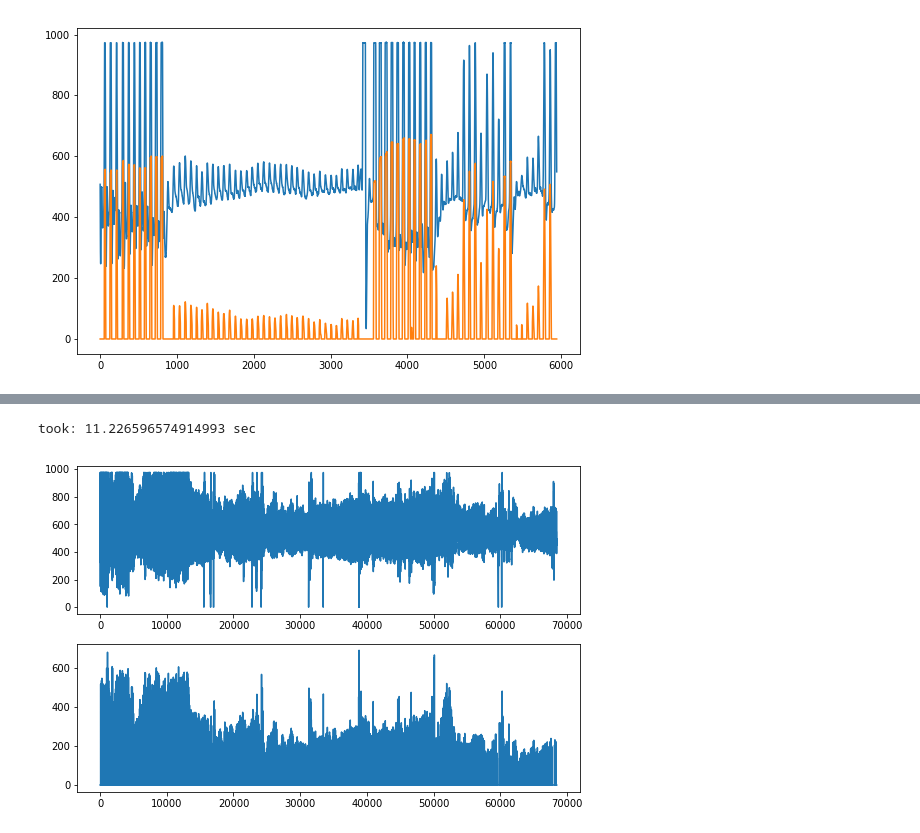
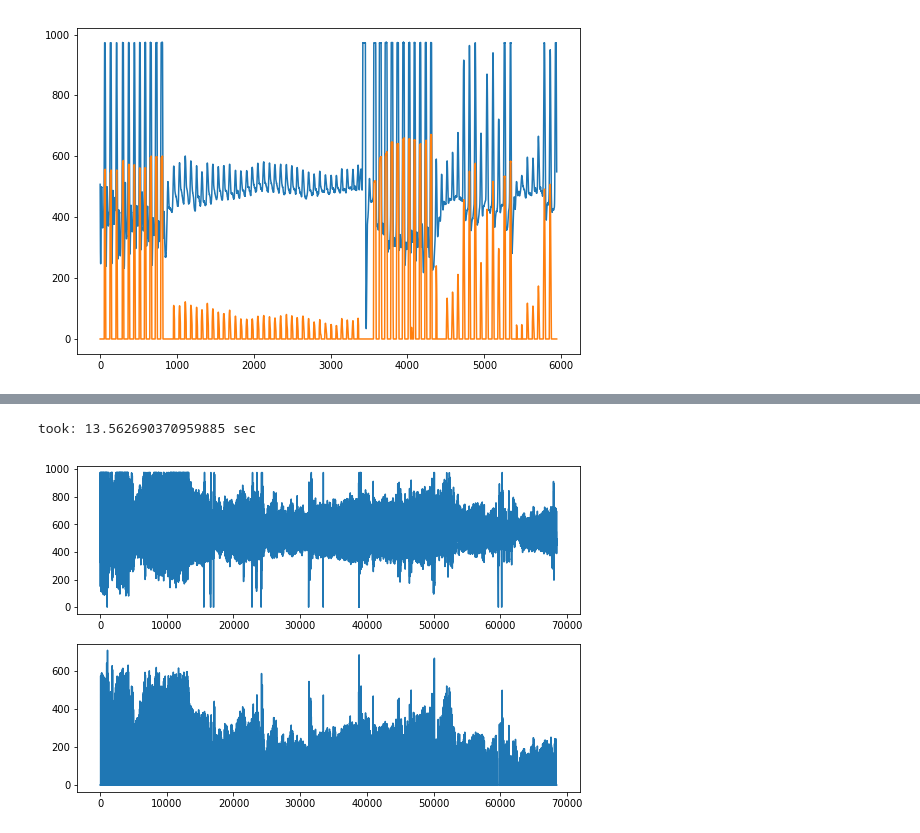
Before and after one commit to paulvangentcom/heartrate_analysis_python, a Jupyter notebook: experimental/HampelFilter.ipynb, the cells around one changed output, grey strips where cells are left out. Cells and saved outputs as stored; diff of their text form; code cells hidden in the pictures.

```diff
--- a/experimental/HampelFilter.ipynb
+++ b/experimental/HampelFilter.ipynb
@@ -148,21 +145,21 @@ new pre-processing approach took: 0.9567231987671221 sec
 # %%
 data3 = hb.get_data('../data3.csv', column_name='hr')
 
 fs = hb.get_samplerate_datetime(hb.get_data('../data3.csv', column_name='datetime'),
                              timeformat='%Y-%m-%d %H:%M:%S.%f')
 
 t1 = time.clock()
-diff3 = data3 - hampelfilt(data3, filtsize = 80)
+diff3 = data3 - hampelfilt(data3, filtsize = 100)
 t_total = time.clock() - t1
 
 print('took: %s sec' %t_total)
 
 plt.figure(figsize=(9,6))
 plt.subplot(211)
 plt.plot(data3)
 plt.subplot(212)
 plt.plot(diff3)
 plt.show()
 # %% [output]
-took: 11.226596574914993 sec
+took: 13.562690370959885 sec
-[figure, old version]
+[figure, new version]
```
Also changed, not shown: parts of 2 cells of this notebook, 7 other files.
